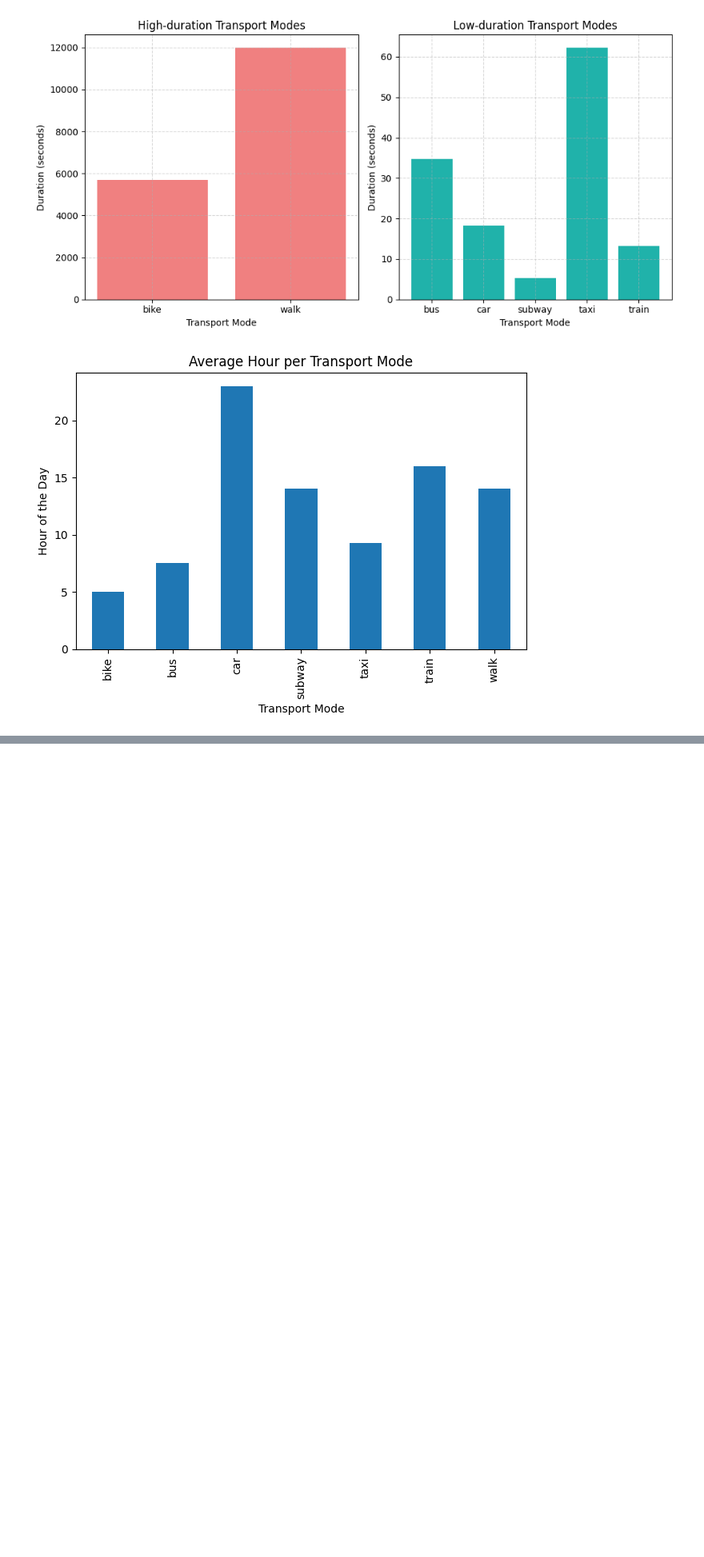
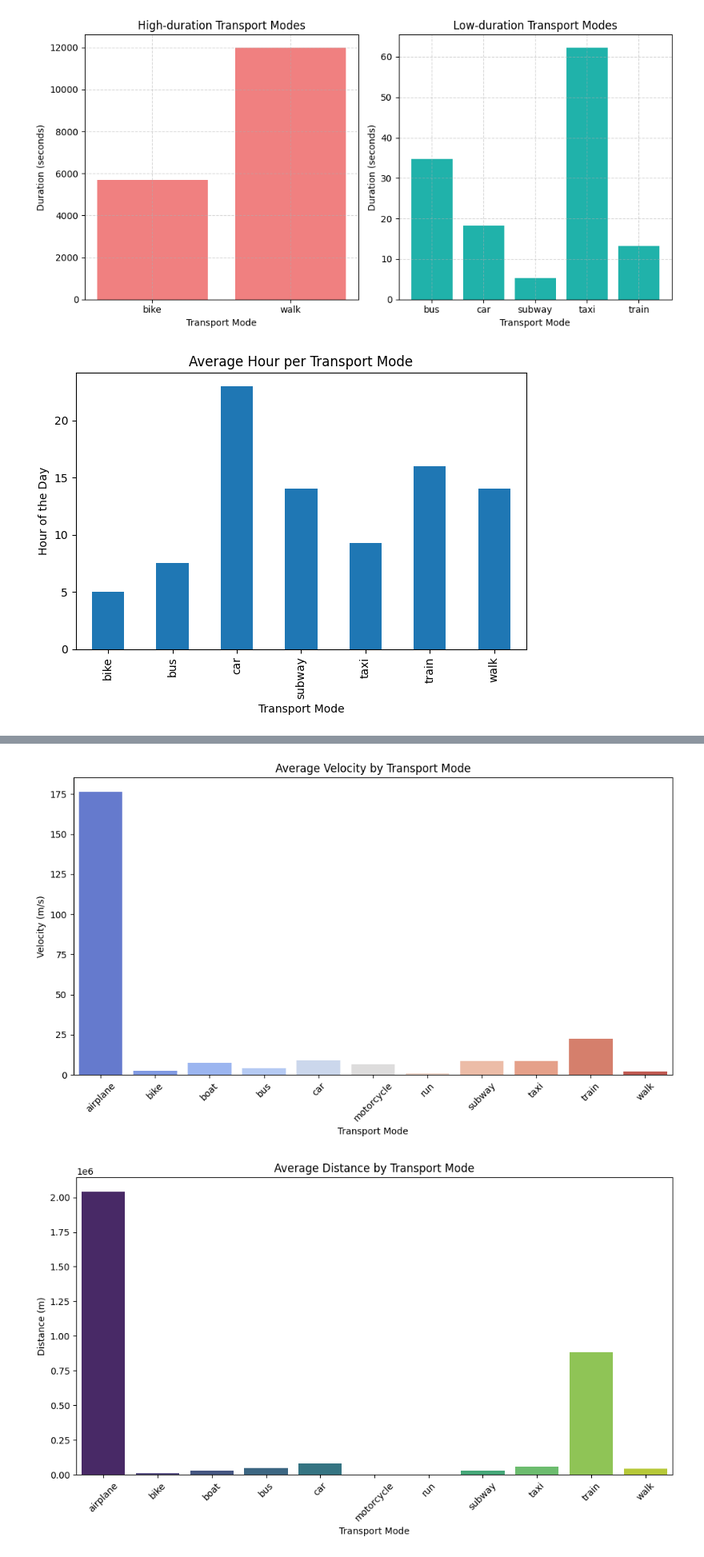
Before and after one commit to TrangHuyenLe/privkit-tutorials, a Jupyter notebook: Dataset-Understanding.ipynb, the cells around one changed output, grey strips where cells are left out. Shown at 80% size. Saved outputs shown, nothing was run; the diff lists cells and outputs as text; code cells hidden in the pictures; blank space fills up the shorter version.

Commit message:
Data Analysis and Visualization

```diff
--- a/Dataset-Understanding.ipynb
+++ b/Dataset-Understanding.ipynb
@@ -248,3 +251,11 @@ plt.tight_layout()
 plt.show()
 # %% [output]
 [figure]
+# %%
+# Compute the distance for each group
+def compute_dist_for_group(grp):
+    lats = grp['lat'].tolist()
+    lons = grp['lon'].tolist()
+    if len(lats) < 2:
+        return 0
+    return geo_utils.compute_trace_distance(lats, lons)
@@ -250,0 +347,32 @@ plt.show()
+# %%
+# Analyzing the average velocity by transport mode
+plt.figure(figsize=(10, 6))
+sns.barplot(data=transport_stats, x='Transport_Mode', y='Vel_Mean', palette='coolwarm')
+plt.title('Average Velocity by Transport Mode')
+plt.ylabel('Velocity (m/s)')
+plt.xlabel('Transport Mode')
+plt.xticks(rotation=45)
+plt.tight_layout()
+plt.show()
+
+# Analyzing the distribution of distances by transport mode
+plt.figure(figsize=(10, 6))
+sns.barplot(data=transport_stats, x='Transport_Mode', y='Dist_Mean', palette='viridis')
+plt.title('Average Distance by Transport Mode')
+plt.ylabel('Distance (m)')
+plt.xlabel('Transport Mode')
+plt.xticks(rotation=45)
+plt.tight_layout()
+plt.show()
+# Analyzing the distribution of durations by transport mode
+plt.figure(figsize=(10, 6))
+sns.barplot(data=transport_stats, x='Transport_Mode', y='Dist_Mean', palette='plasma')
+plt.title('Average Duration by Transport Mode')
+plt.ylabel('Duration (seconds)')
+plt.xlabel('Transport Mode')
+plt.xticks(rotation=45)
+plt.tight_layout()
+plt.show()
+# %% [output]
+[figure, added]
+[figure, added]
```
Also changed, not shown: parts of 22 cells of this notebook, 2 other files.
